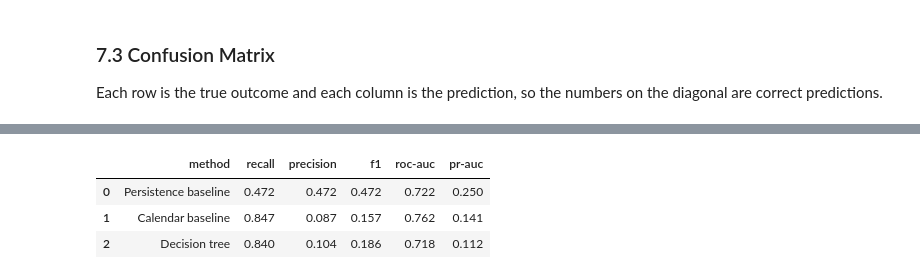
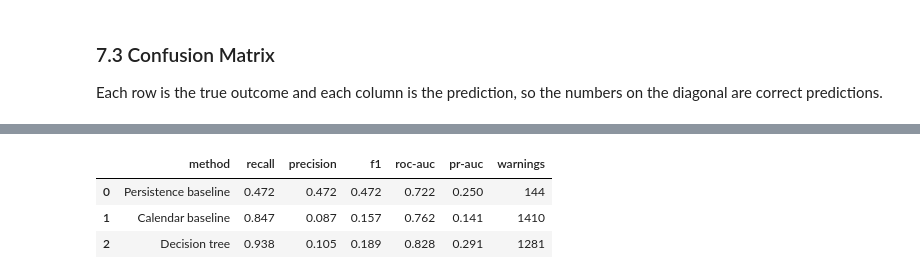
Before and after one commit to Fadhili-22/ElNinoEngine, a Jupyter notebook: notebooks/DecisionTree.ipynb, the cells around one changed output, grey strips where cells are left out. Saved outputs shown, nothing was run; the diff lists cells and outputs as text; code cells hidden in the pictures.

```diff
--- a/notebooks/DecisionTree.ipynb
+++ b/notebooks/DecisionTree.ipynb
@@ -442,0 +211,3 @@ y_prob = model.predict_proba(X_test)[:, 1]
+# %%
+#precision and recall for every possible threshold
+precision, recall, thresholds = precision_recall_curve(y_train, oof_prob)
@@ -442,0 +218,4 @@ y_prob = model.predict_proba(X_test)[:, 1]
+# %%
+#choosing the threshold for 80% recall
+threshold = thresholds[recall[:-1] >= 0.80].max()
+print(threshold)
@@ -443,3 +322,10 @@ y_prob = model.predict_proba(X_test)[:, 1]
+# %%
+#final model: the best settings, fitted on the full training set by the search
+model = search.best_estimator_
+# %%
+#flood probabilities for the test set, and the warnings at the chosen threshold
+y_prob = model.predict_proba(X_test)[:, 1]
+y_pred = (y_prob >= threshold).astype(int)
 # %% [markdown]
 ### 7.2 Classification Report
 # %%
@@ -528,14 +459,15 @@ pd.Series(y_prob).nunique()
 # %%
-#recall, precision, f1, roc-auc and pr-auc for the two baselines and the tree
+#recall, precision, f1, roc-auc, pr-auc and warnings for the two baselines and the model
 comparison = pd.DataFrame({'method': ['Persistence baseline', 'Calendar baseline', 'Decision tree'],
                            'recall': [recall_score(y_test, base_pred), recall_score(y_test, calendar_pred), recall_score(y_test, y_pred)],
                            'precision': [precision_score(y_test, base_pred), precision_score(y_test, calendar_pred), precision_score(y_test, y_pred)],
                            'f1': [f1_score(y_test, base_pred), f1_score(y_test, calendar_pred), f1_score(y_test, y_pred)],
                            'roc-auc': [roc_auc_score(y_test, base_pred), roc_auc_score(y_test, calendar_prob), roc_auc_score(y_test, y_prob)],
-                           'pr-auc': [average_precision_score(y_test, base_pred), average_precision_score(y_test, calendar_prob), average_precision_score(y_test, y_prob)]})
+                           'pr-auc': [average_precision_score(y_test, base_pred), average_precision_score(y_test, calendar_prob), average_precision_score(y_test, y_prob)],
+                           'warnings': [base_pred.sum(), calendar_pred.sum(), y_pred.sum()]})
 comparison.round(3)
 # %% [output]
-|  | method | recall | precision | f1 | roc-auc | pr-auc |
-| 0 | Persistence baseline | 0.472 | 0.472 | 0.472 | 0.722 | 0.250 |
-| 1 | Calendar baseline | 0.847 | 0.087 | 0.157 | 0.762 | 0.141 |
-| 2 | Decision tree | 0.840 | 0.104 | 0.186 | 0.718 | 0.112 |
+|  | method | recall | precision | f1 | roc-auc | pr-auc | warnings |
+| 0 | Persistence baseline | 0.472 | 0.472 | 0.472 | 0.722 | 0.250 | 144 |
+| 1 | Calendar baseline | 0.847 | 0.087 | 0.157 | 0.762 | 0.141 | 1410 |
+| 2 | Decision tree | 0.938 | 0.105 | 0.189 | 0.828 | 0.291 | 1281 |
```
Also changed, not shown: parts of 130 cells of this notebook, 30 other files.
